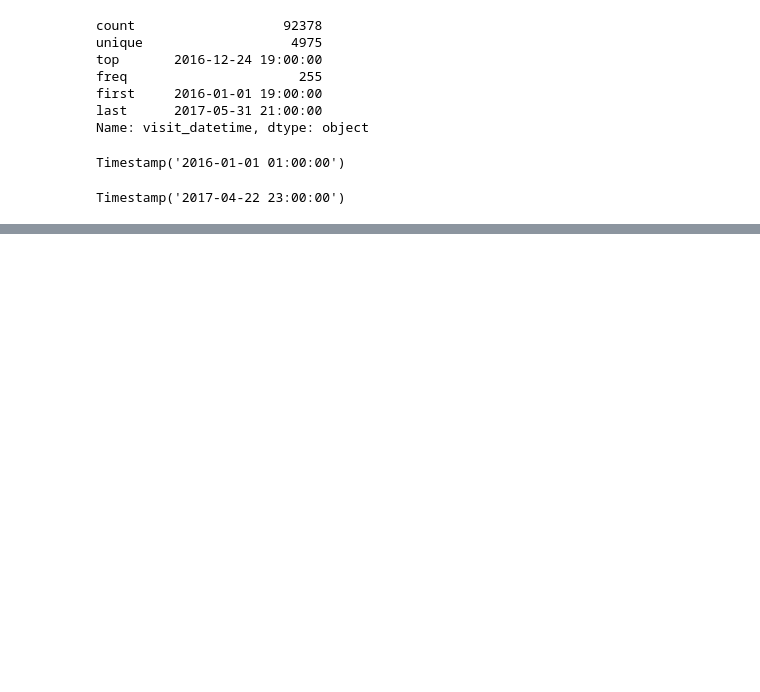
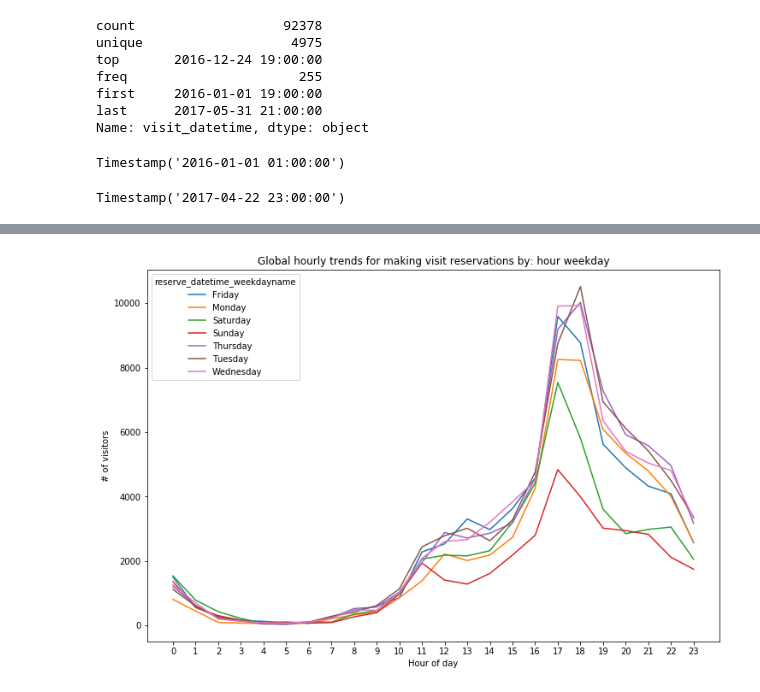
Before and after one commit to galiii/Recruit-Restaurant-Visitor-Forecasting, a Jupyter notebook: data-exploration/air_reserve-exploration.ipynb, the cells around one changed output, grey strips where cells are left out. Drawn from its saved outputs; the diff is of its cells as text; code cells hidden in the pictures; blank space fills up the shorter version.

```diff
--- a/data-exploration/air_reserve-exploration.ipynb
+++ b/data-exploration/air_reserve-exploration.ipynb
@@ -146,0 +160,4 @@ df['reserve_datetime_weekdayname'] = df['reserve_datetime'].dt.weekday_name
+# %%
+# Having Clumn of the day of the week
+# we add new column 'reserve_datetime_month'
+df['reserve_datetime_month'] = df['reserve_datetime'].dt.month
@@ -146,0 +178,12 @@ df['reserve_datetime_weekdayname'] = df['reserve_datetime'].dt.weekday_name
+# %%
+ax = df.pivot_table(index=df['reserve_datetime'].dt.hour,
+                    columns='reserve_datetime_weekdayname',
+                    values='reserve_visitors',
+                    aggfunc='sum').plot(figsize=(12,8),
+                                        title='Global hourly trends for making visit reservations by: hour weekday',
+                                        xticks=np.arange(0,24,1)) #the numbers are between 0 to 23 with a 1 jump
+
+ax.set_xlabel("Hour of day")
+ax.set_ylabel("# of visitors");
+# %% [output]
+[figure, added]
```
Also changed, not shown: parts of 13 cells of this notebook.
